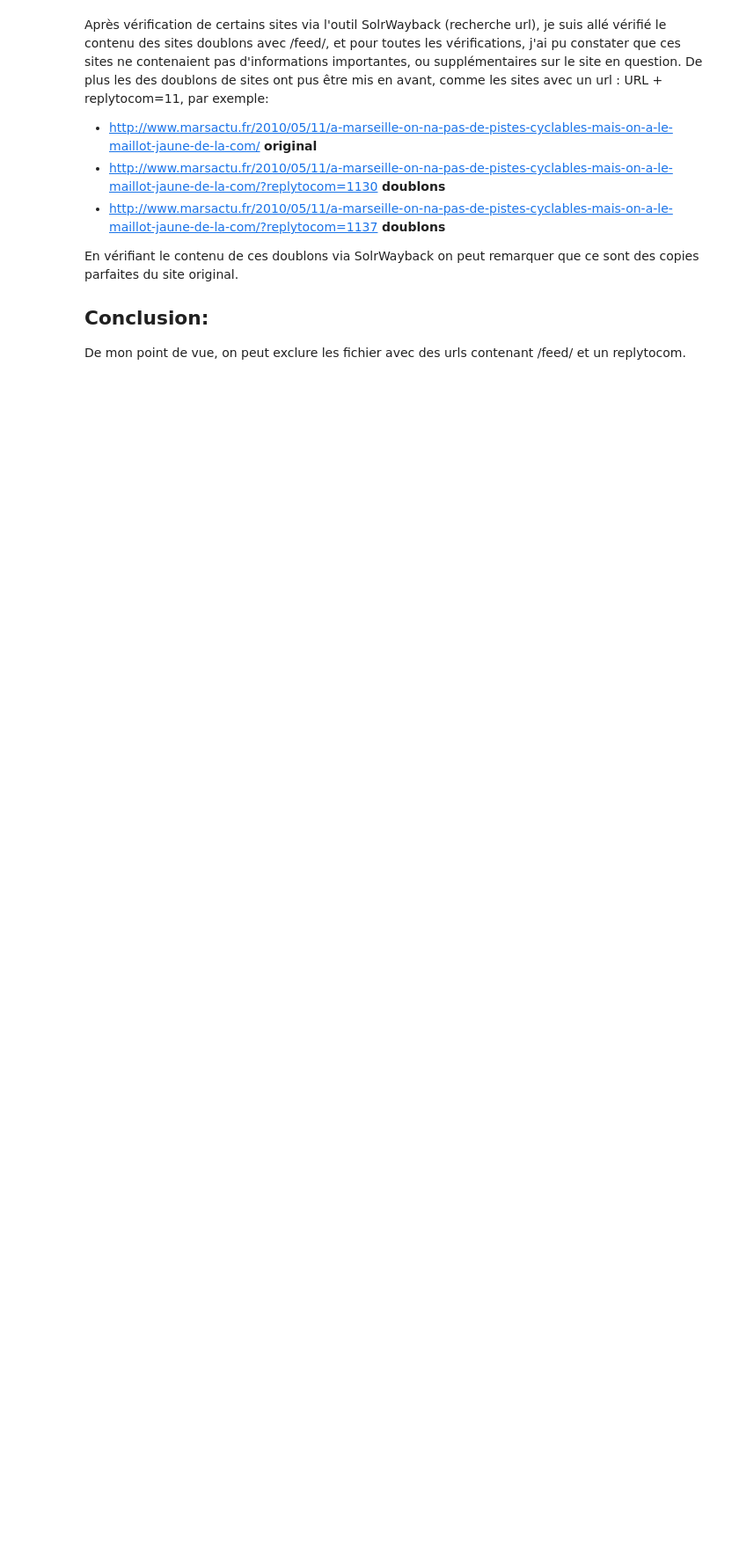
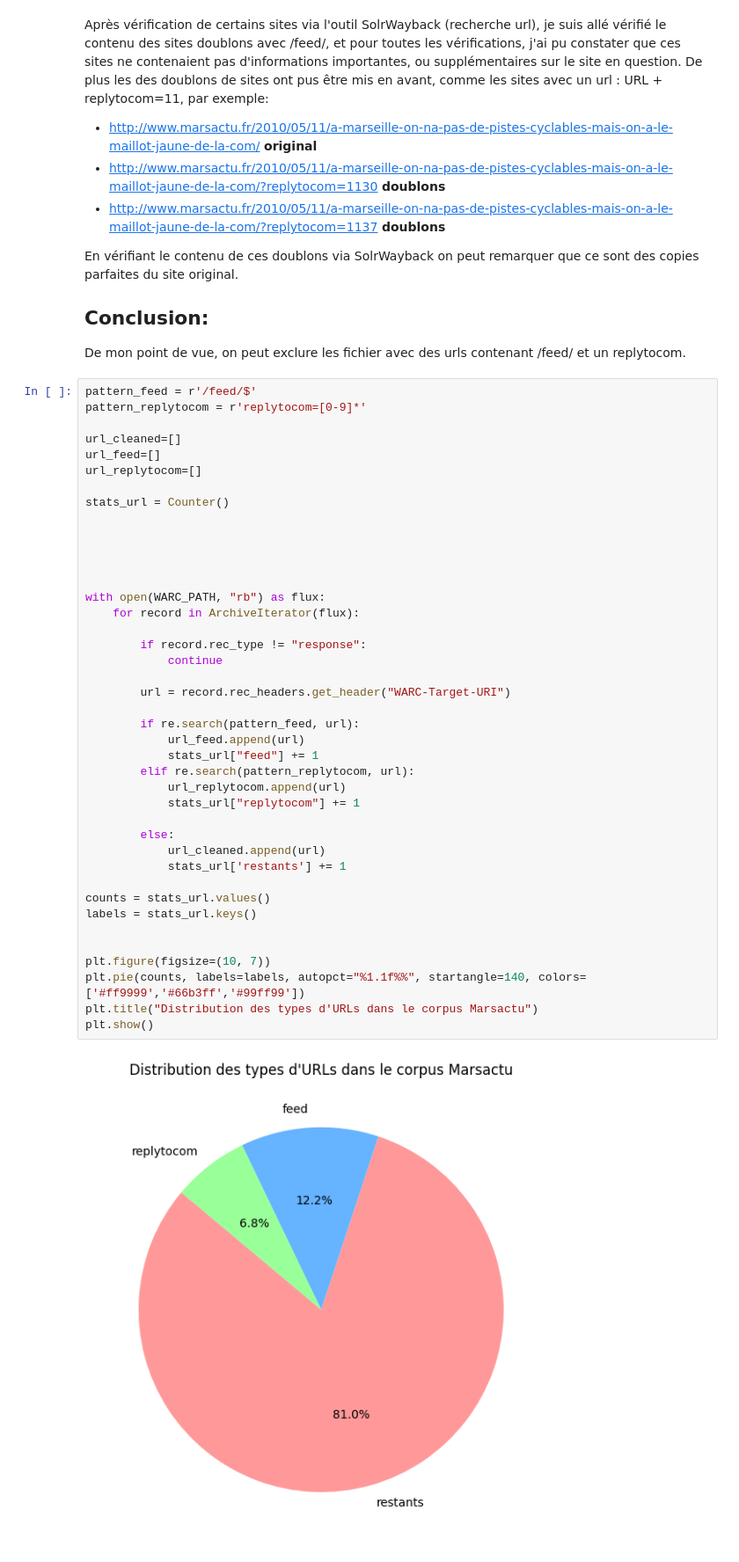
Before and after one commit to sashsutton/warc-nlp-pipeline, a Jupyter notebook: notebooks/01-exploration-warc.ipynb, the cells around one changed output. Shown at 88% size. Cells and saved outputs as stored; diff of their text form; blank space fills up the shorter version.

Commit message:
01 finissions des statistiques sur les trois types d'url

```diff
--- a/notebooks/01-exploration-warc.ipynb
+++ b/notebooks/01-exploration-warc.ipynb
@@ -219,3 +219,46 @@ En vérifiant le contenu de ces doublons via SolrWayback on peut remarquer que c
 
 ## Conclusion:
 De mon point de vue, on peut exclure les fichier avec des urls contenant /feed/ et un replytocom.
+# %%
+pattern_feed = r'/feed/$'
+pattern_replytocom = r'replytocom=[0-9]*'
+
+url_cleaned=[]
+url_feed=[]
+url_replytocom=[]
+
+stats_url = Counter()
+
+
+
+
+
+with open(WARC_PATH, "rb") as flux:
+    for record in ArchiveIterator(flux):
+
+        if record.rec_type != "response":
+            continue
+
+        url = record.rec_headers.get_header("WARC-Target-URI")
+
+        if re.search(pattern_feed, url):
+            url_feed.append(url)
+            stats_url["feed"] += 1
+        elif re.search(pattern_replytocom, url):
+            url_replytocom.append(url)
+            stats_url["replytocom"] += 1
+
+        else:
+            url_cleaned.append(url)
+            stats_url['restants'] += 1
+
+counts = stats_url.values()
+labels = stats_url.keys()
+
+
+plt.figure(figsize=(10, 7))
+plt.pie(counts, labels=labels, autopct="%1.1f%%", startangle=140, colors=['#ff9999','#66b3ff','#99ff99'])
+plt.title("Distribution des types d'URLs dans le corpus Marsactu")
+plt.show()
+# %% [output]
+[figure, added]
```
Also changed, not shown: parts of 1 cell of this notebook.
